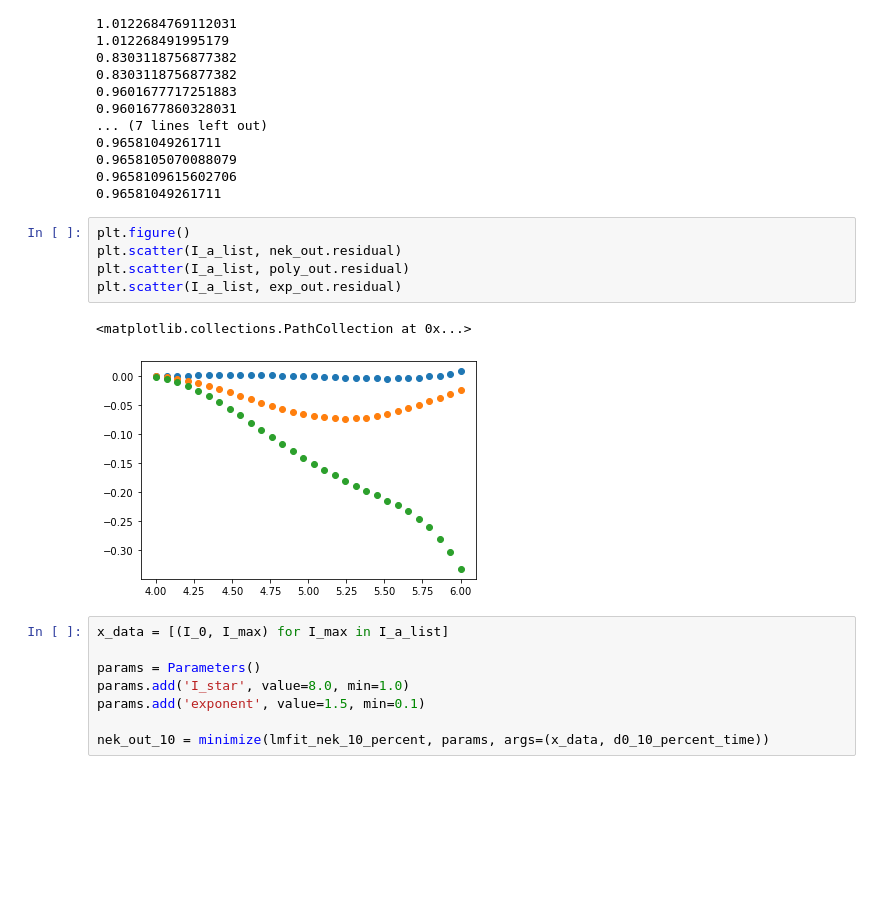
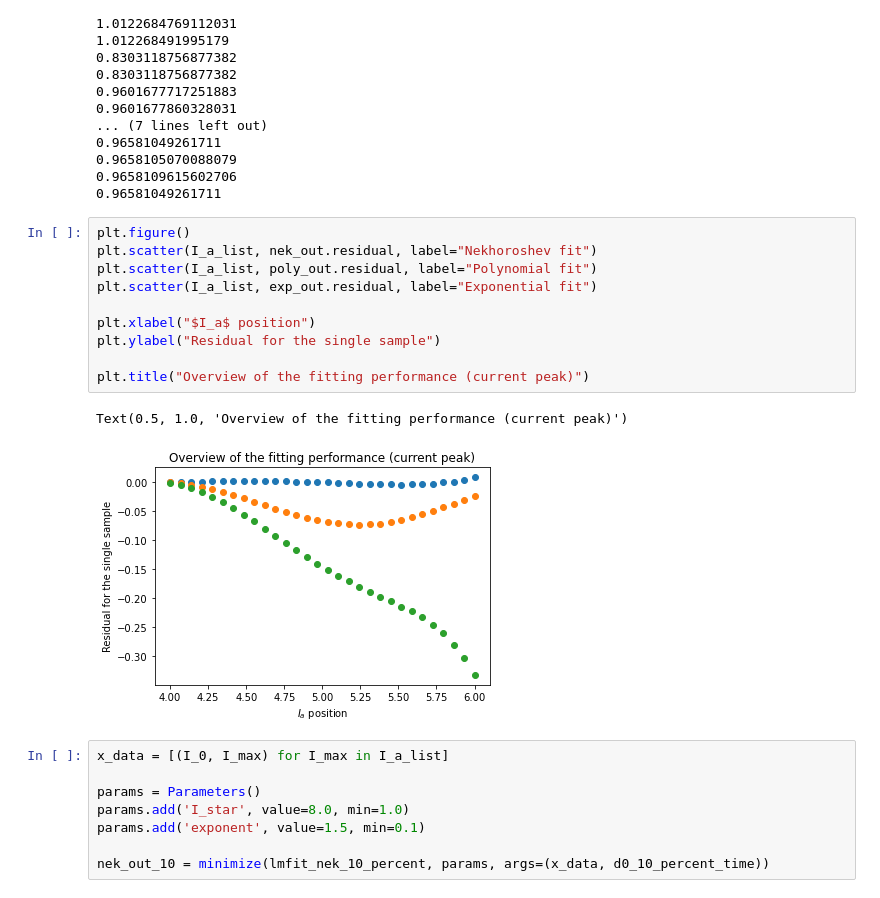
Before and after one commit to carlidel/more_about_nekhoroshev_diffusion, a Jupyter notebook: fit_showdown.ipynb, the cells around one changed output. Drawn from its saved outputs; the diff is of its cells as text; blank space fills up the shorter version.

```diff
--- a/fit_showdown.ipynb
+++ b/fit_showdown.ipynb
@@ -435,12 +459,17 @@ exp_out = minimize(lmfit_exp, params, args=(x_data, d0_num_current_time))
 0.96581049261711
 # %%
 plt.figure()
-plt.scatter(I_a_list, nek_out.residual)
-plt.scatter(I_a_list, poly_out.residual)
-plt.scatter(I_a_list, exp_out.residual)
+plt.scatter(I_a_list, nek_out.residual, label="Nekhoroshev fit")
+plt.scatter(I_a_list, poly_out.residual, label="Polynomial fit")
+plt.scatter(I_a_list, exp_out.residual, label="Exponential fit")
+
+plt.xlabel("$I_a$ position")
+plt.ylabel("Residual for the single sample")
+
+plt.title("Overview of the fitting performance (current peak)")
 # %% [output]
-<matplotlib.collections.PathCollection at 0x...>
+Text(0.5, 1.0, 'Overview of the fitting performance (current peak)')
-[figure, old version]
+[figure, new version]
 # %%
 x_data = [(I_0, I_max) for I_max in I_a_list]
 
```
Also changed, not shown: parts of 14 cells of this notebook.
